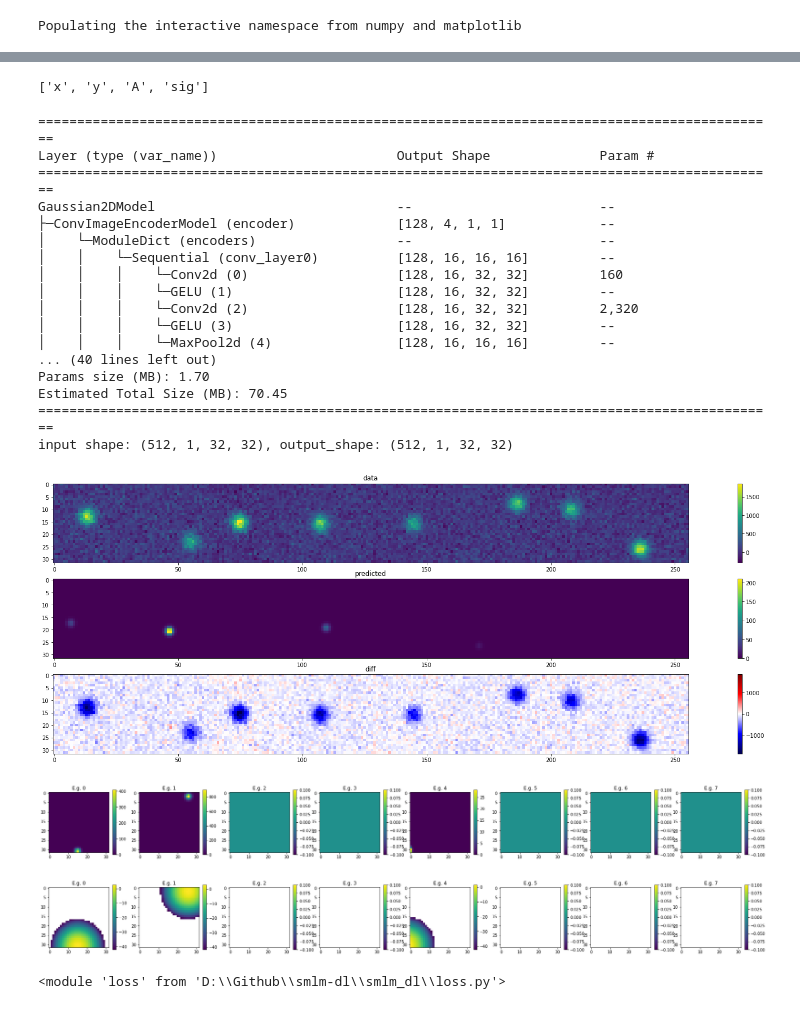
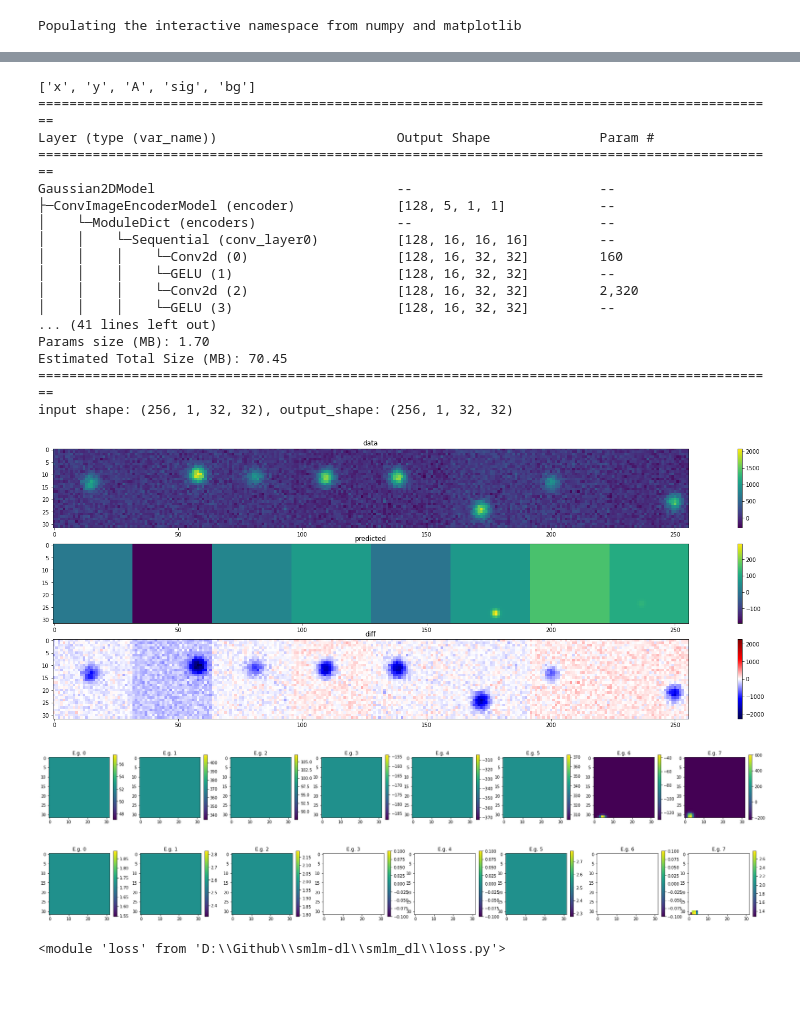
Before and after one commit to kkhchung/smlm-dl, a Jupyter notebook: smlm_dl/noise_training_tests.ipynb, the cells around one changed output, grey strips where cells are left out. Saved outputs shown, nothing was run; the diff lists cells and outputs as text; code cells hidden in the pictures.

Commit message:
Improved MLE noise model.
More noise model testing.

```diff
--- a/smlm_dl/noise_training_tests.ipynb
+++ b/smlm_dl/noise_training_tests.ipynb
@@ -23,7 +23,7 @@ reload(dataset)
 
 settings = {
     # 'out_size': (64,64),
-    'length': (1024, 1),
+    'length': (256, 1),
     'dropout_p': 0,
     # 'psf_params': {'z':[-10,10]},
     # 'psf_params': {'A':[200, 500], 'bg':[0, 0]},
@@ -32,16 +32,16 @@ settings = {
     # 'normalize': False,
     # 'padding': (4,4),
     # 'random_z': True,
-    "augmentations":{},
+    # "augmentations":{},
     # "augmentations":{"pixel shift":(4,4), }#"add noise":0.1},
 
 }
 
 training_data = dataset.Gaussian2DPSFDataset(**settings)
 dataset.inspect_images(training_data)
-train_dataloader = DataLoader(training_data, batch_size=512, shuffle=True)
+train_dataloader = DataLoader(training_data, batch_size=256, shuffle=True)
 
 valid_data = dataset.Gaussian2DPSFDataset(**settings)
 dataset.inspect_images(valid_data)
-valid_dataloader = DataLoader(valid_data, batch_size=128, shuffle=True)
+valid_dataloader = DataLoader(valid_data, batch_size=256, shuffle=True)
 # %% [output]
@@ -68,45 +68,44 @@ valid_dataloader = DataLoader(valid_data, batch_size=128, shuffle=True)
 # %%
 reload(model)
 
 fitting_model = model.Gaussian2DModel(
                                       # img_size=(32,32),
-                                      fit_params=['x','y','A','sig',],
+                                      fit_params=['x','y','A','sig','bg'],
                                       max_psf_count=1,
                                       encoder_params={
                                           # "depth":3,
                                                       # "skip_channels":4,
                                                       # "first_layer_out_channels":16,
                                                      }
                                      )
 
 print(fitting_model.fit_params)
 
 
 print(summary(fitting_model, input_size=(128,1,32,32), row_settings=["var_names"], depth=4))
 
 model.check_model(fitting_model, train_dataloader)
 # %% [output]
-['x', 'y', 'A', 'sig']
+['x', 'y', 'A', 'sig', 'bg']
+===============================================================================================
+Layer (type (var_name))                       Output Shape              Param #
+===============================================================================================
+Gaussian2DModel                               --                        --
+├─ConvImageEncoderModel (encoder)             [128, 5, 1, 1]            --
+│    └─ModuleDict (encoders)                  --                        --
+│    │    └─Sequential (conv_layer0)          [128, 16, 16, 16]         --
+│    │    │    └─Conv2d (0)                   [128, 16, 32, 32]         160
+│    │    │    └─GELU (1)                     [128, 16, 32, 32]         --
+│    │    │    └─Conv2d (2)                   [128, 16, 32, 32]         2,320
+│    │    │    └─GELU (3)                     [128, 16, 32, 32]         --
+... (41 lines left out)
+Params size (MB): 1.70
+Estimated Total Size (MB): 70.45
+===============================================================================================
+input shape: (256, 1, 32, 32), output_shape: (256, 1, 32, 32)
-===============================================================================================
-Layer (type (var_name))                       Output Shape              Param #
-===============================================================================================
-Gaussian2DModel                               --                        --
-├─ConvImageEncoderModel (encoder)             [128, 4, 1, 1]            --
-│    └─ModuleDict (encoders)                  --                        --
-│    │    └─Sequential (conv_layer0)          [128, 16, 16, 16]         --
-│    │    │    └─Conv2d (0)                   [128, 16, 32, 32]         160
-│    │    │    └─GELU (1)                     [128, 16, 32, 32]         --
-│    │    │    └─Conv2d (2)                   [128, 16, 32, 32]         2,320
-│    │    │    └─GELU (3)                     [128, 16, 32, 32]         --
-│    │    │    └─MaxPool2d (4)                [128, 16, 16, 16]         --
-... (40 lines left out)
-Params size (MB): 1.70
-Estimated Total Size (MB): 70.45
-===============================================================================================
-input shape: (512, 1, 32, 32), output_shape: (512, 1, 32, 32)
-[figure, old version]
+[figure, new version]
-[figure, old version]
+[figure, new version]
-[figure, old version]
+[figure, new version]
 # %%
 reload(loss)
 # %% [output]
```
Also changed, not shown: parts of 4 cells of this notebook, 2 other files.
